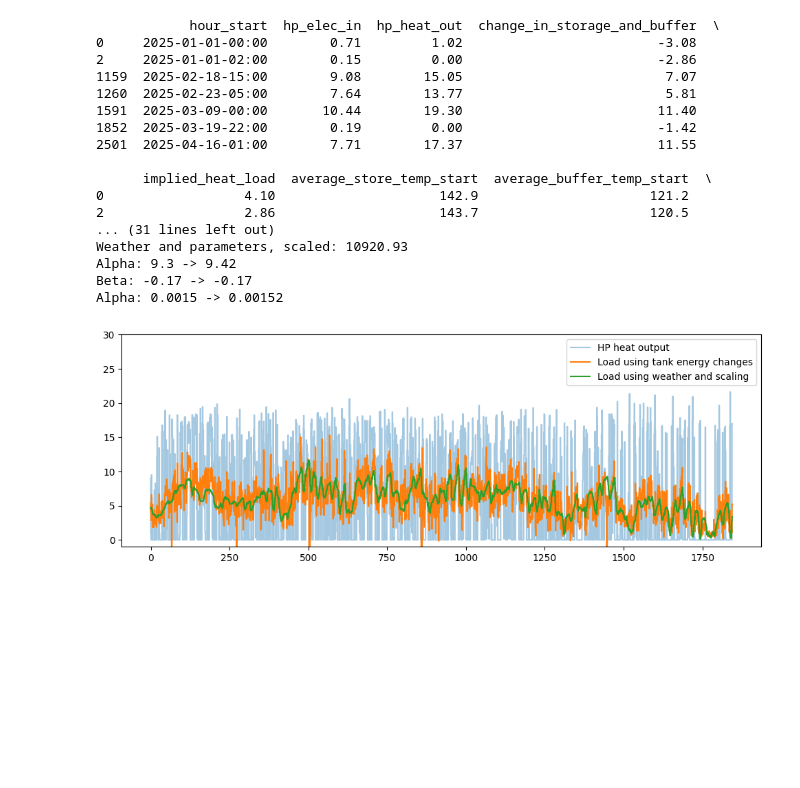
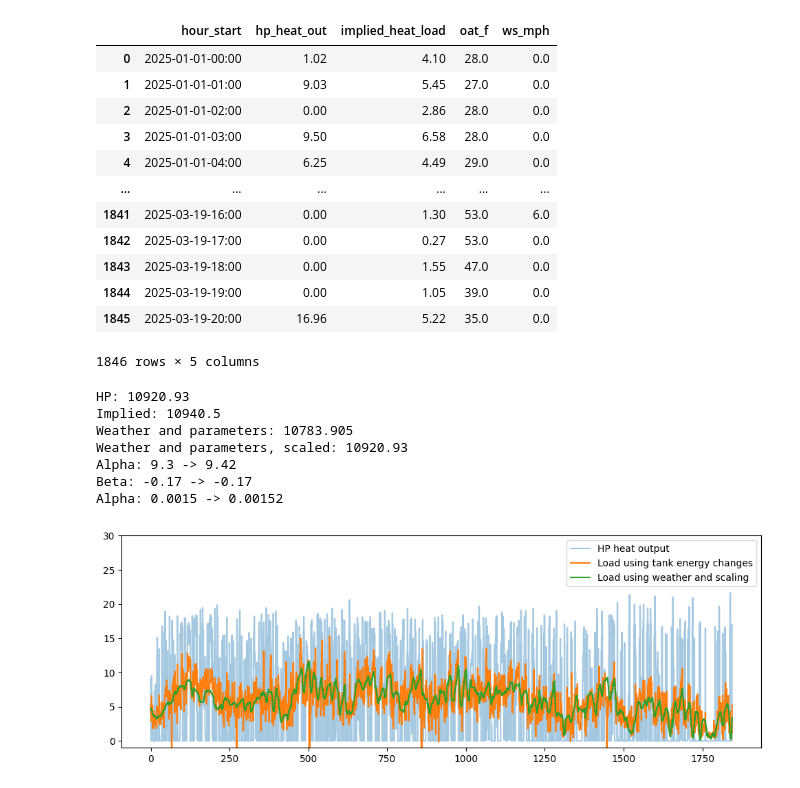
Before and after one commit to thegridelectric/visualizer, a Jupyter notebook: house_energy_use_from_hp.ipynb, the cells around one changed output. Cells and saved outputs as stored; diff of their text form; code cells hidden in the pictures; blank space fills up the shorter version.

```diff
--- a/house_energy_use_from_hp.ipynb
+++ b/house_energy_use_from_hp.ipynb
@@ -1,27 +33,4 @@
 # %%
-import pandas as pd
-import matplotlib.pyplot as plt
-import pendulum
-
-df = pd.read_csv('energy_data_oak.csv')
-
-df['hour_start_dt'] = pd.to_datetime(df['hour_start'])
-dates_temp = [pendulum.datetime(x.year, x.month, x.day, x.hour, x.minute, tz='America/New_York') for x in df['hour_start_dt']]
-df['hour_start_s'] = [int(x.timestamp()) for x in dates_temp]
-
-df.drop(columns=['average_store_temp_end', 'average_buffer_temp_end', 'hour_start_dt'], inplace=True)
-
-# Find all rows with the same storage and buffer start as the first row
-target_store_temp = list(df['average_store_temp_start'])[0]
-target_buffer_temp = list(df['average_buffer_temp_start'])[0]
-filtered = df[
-    (df['average_store_temp_start'] >= target_store_temp - 1) &
-    (df['average_store_temp_start'] <= target_store_temp + 1) &
-    (df['average_buffer_temp_start'] >= target_buffer_temp - 1) &
-    (df['average_buffer_temp_start'] <= target_buffer_temp + 1)
-]
-print(filtered)
-
 # Take the dataframe between two of those rows
 df_same_start_and_end_state = df[:1852-1]
 
@@ -29,55 +38,58 @@ df_same_start_and_end_state = df[:1852-1]
 weather_and_prices_df = pd.read_csv('simulation_data.csv')
 final_df = pd.merge(df_same_start_and_end_state, weather_and_prices_df, on='hour_start_s', how='inner')
 final_df = final_df[['hour_start', 'hp_heat_out', 'implied_heat_load', 'oat_f', 'ws_mph']]
-print(final_df)
+display(final_df)
 
 # Calculate load based on weather
 SCADA_ALPHA=9.3
 SCADA_BETA=-0.17
 SCADA_GAMMA=0.0015
 final_df['weather_load'] = SCADA_ALPHA + SCADA_BETA * final_df['oat_f'] + SCADA_GAMMA * final_df['ws_mph']
 
 # Prints
 total_hp_heat_out = round(sum(final_df['hp_heat_out']),3)
 print(f"HP: {total_hp_heat_out}")
 total_implied_heat_load = round(sum(final_df['implied_heat_load']),3)
 print(f"Implied: {total_implied_heat_load}")
 total_weather_load = round(sum(final_df['weather_load']),3)
 print(f"Weather and parameters: {total_weather_load}")
 
 # Scale weather based load
 scaling_factor = total_weather_load/total_hp_heat_out
 final_df['weather_load_scaled'] = final_df['weather_load'] / scaling_factor
 total_weather_load_scaled = round(sum(final_df['weather_load_scaled']),3)
 print(f"Weather and parameters, scaled: {total_weather_load_scaled}")
 print(f"Alpha: {SCADA_ALPHA} -> {round(SCADA_ALPHA/scaling_factor,2)}")
 print(f"Beta: {SCADA_BETA} -> {round(SCADA_BETA/scaling_factor,2)}")
 print(f"Alpha: {SCADA_GAMMA} -> {round(SCADA_GAMMA/scaling_factor,5)}")
 
 final_df_cropped = final_df[:100000]
 plt.figure(figsize=(12,4))
 plt.step(range(len(final_df_cropped)), final_df_cropped['hp_heat_out'], label='HP heat output', alpha=0.4)
 plt.step(range(len(final_df_cropped)), final_df_cropped['implied_heat_load'], label='Load using tank energy changes')
 plt.step(range(len(final_df_cropped)), final_df_cropped['weather_load_scaled'], label='Load using weather and scaling')
 plt.legend()
 plt.ylim([-1,30])
 plt.show()
 # %% [output]
+|  | hour_start | hp_heat_out | implied_heat_load | oat_f | ws_mph |
+| 0 | 2025-01-01-00:00 | 1.02 | 4.10 | 28.0 | 0.0 |
+| 1 | 2025-01-01-01:00 | 9.03 | 5.45 | 27.0 | 0.0 |
+| 2 | 2025-01-01-02:00 | 0.00 | 2.86 | 28.0 | 0.0 |
+| 3 | 2025-01-01-03:00 | 9.50 | 6.58 | 28.0 | 0.0 |
+| 4 | 2025-01-01-04:00 | 6.25 | 4.49 | 29.0 | 0.0 |
+| ... | ... | ... | ... | ... | ... |
+| 1841 | 2025-03-19-16:00 | 0.00 | 1.30 | 53.0 | 6.0 |
+| 1842 | 2025-03-19-17:00 | 0.00 | 0.27 | 53.0 | 0.0 |
+| 1843 | 2025-03-19-18:00 | 0.00 | 1.55 | 47.0 | 0.0 |
+| 1844 | 2025-03-19-19:00 | 0.00 | 1.05 | 39.0 | 0.0 |
+| 1845 | 2025-03-19-20:00 | 16.96 | 5.22 | 35.0 | 0.0 |
-            hour_start  hp_elec_in  hp_heat_out  change_in_storage_and_buffer  \
-0     2025-01-01-00:00        0.71         1.02                         -3.08
-2     2025-01-01-02:00        0.15         0.00                         -2.86
-1159  2025-02-18-15:00        9.08        15.05                          7.07
-1260  2025-02-23-05:00        7.64        13.77                          5.81
-1591  2025-03-09-00:00       10.44        19.30                         11.40
-1852  2025-03-19-22:00        0.19         0.00                         -1.42
-2501  2025-04-16-01:00        7.71        17.37                         11.55
-
-      implied_heat_load  average_store_temp_start  average_buffer_temp_start  \
-0                  4.10                     142.9                      121.2
-2                  2.86                     143.7                      120.5
-... (31 lines left out)
-Weather and parameters, scaled: 10920.93
-Alpha: 9.3 -> 9.42
-Beta: -0.17 -> -0.17
-Alpha: 0.0015 -> 0.00152
+1846 rows × 5 columns
+HP: 10920.93
+Implied: 10940.5
+Weather and parameters: 10783.905
+Weather and parameters, scaled: 10920.93
+Alpha: 9.3 -> 9.42
+Beta: -0.17 -> -0.17
+Alpha: 0.0015 -> 0.00152
 [figure]
```
Also changed, not shown: parts of 1 cell of this notebook.
